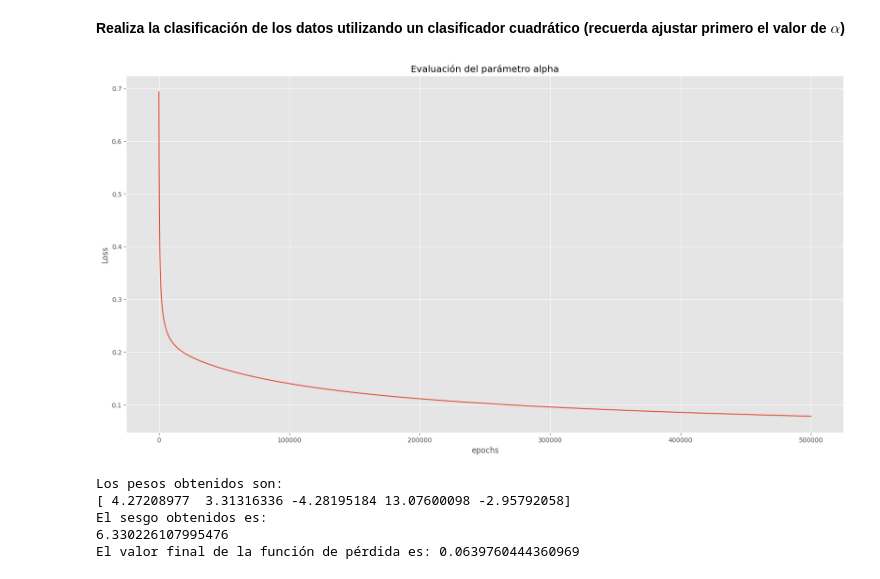
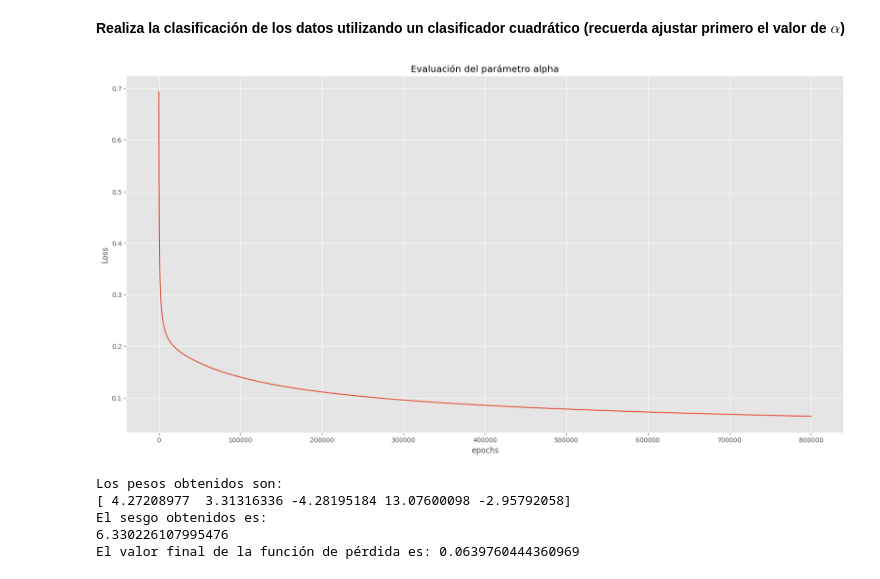
Before and after one commit to LANDBd/aaa_mcd, a Jupyter notebook: reg_logistica.ipynb, the cells around one changed output. Cells and saved outputs as stored; diff of their text form; code cells hidden in the pictures.

```diff
--- a/reg_logistica.ipynb
+++ b/reg_logistica.ipynb
@@ -404,24 +404,24 @@ def normaliza(x, mu, des_std):
 # %%
 # Encuentra phi_x (x son la expansión polinomial de segundo orden, utiliza la función map_poly
 
 #--Agrega el código aqui--
 phi_x =  map_poly(2, x)
 mu, de = medias_std(phi_x)
 phi_x_norm = normaliza(phi_x, mu, de)
 
 # Utiliza la regresión logística
 alpha = 0.0025
-max_iter = 500000
+max_iter = 800000
 
 _, _, hist_loss = descenso_rl_lotes(phi_x_norm, y, alpha, max_iter, historial=True)
 
 plt.plot(range(len(hist_loss)), hist_loss)
 plt.xlabel('epochs')
 plt.ylabel('Loss')
 plt.title('Evaluación del parámetro alpha')
 plt.show()
 # %% [output]
-[figure, old version]
+[figure, new version]
 # %%
 w_norm, b_norm, _ = descenso_rl_lotes(phi_x_norm, y, alpha, 800000)
 
```
